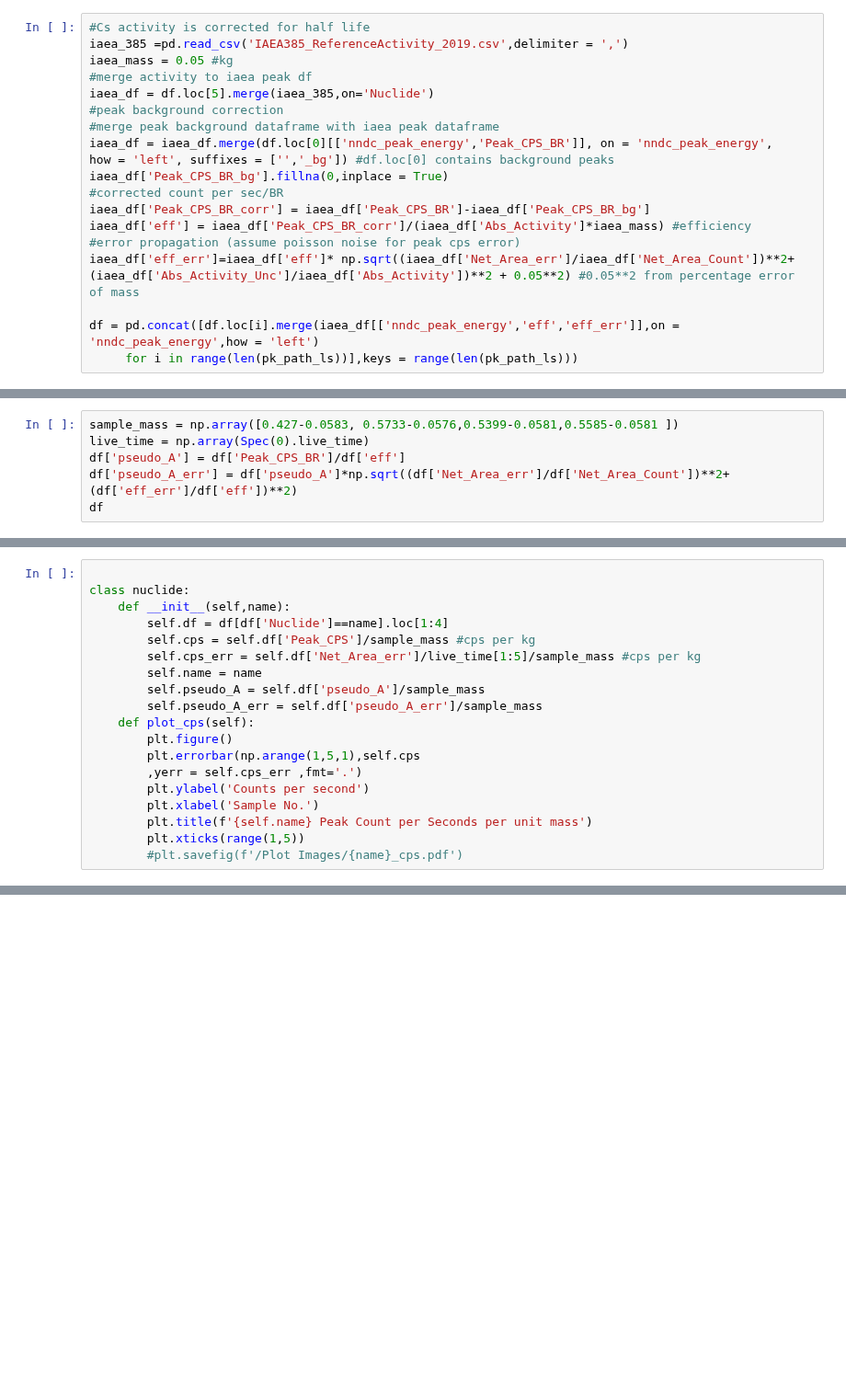
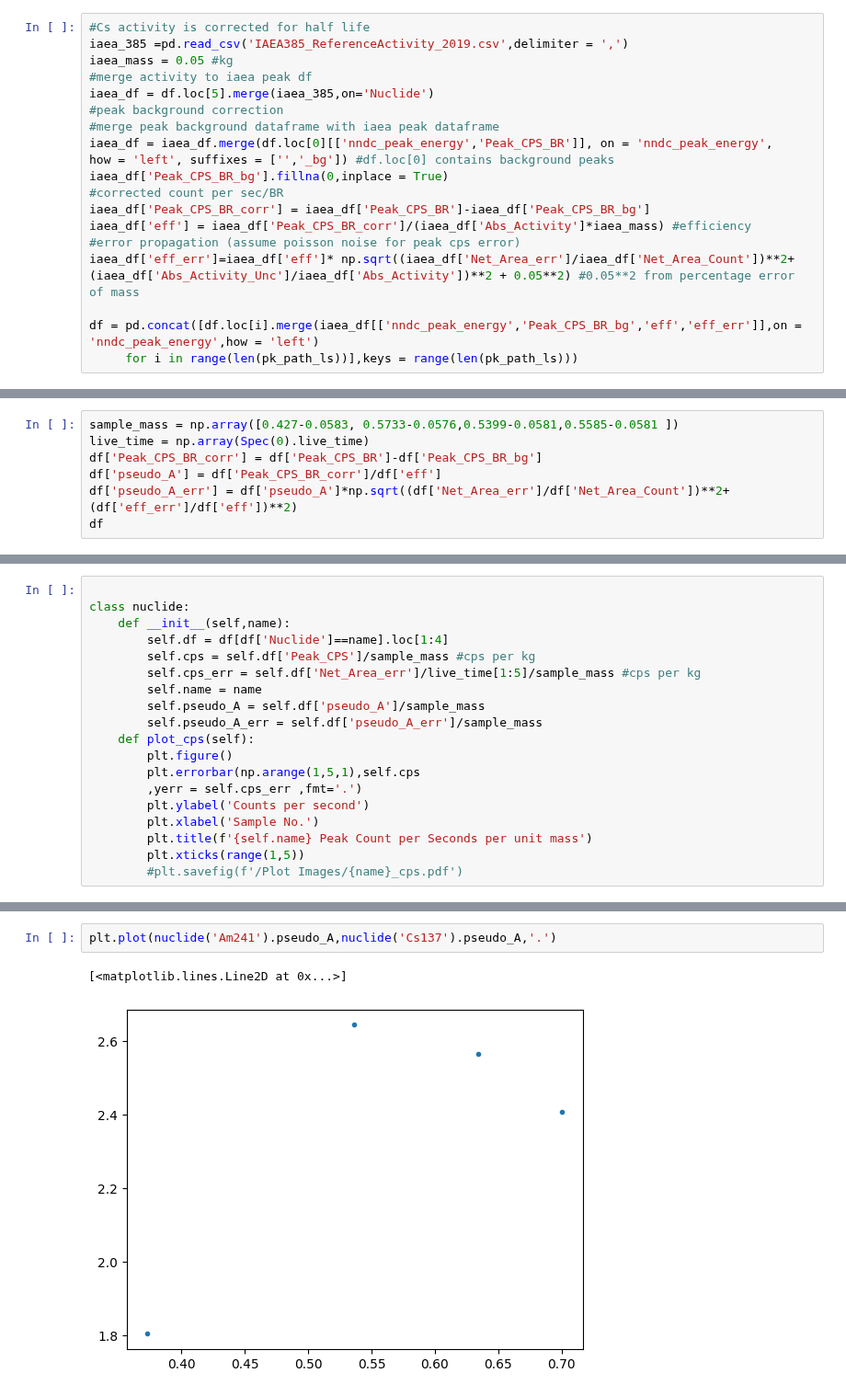
Before and after one commit to ngcnpeter/HPGe_lab_y3, a Jupyter notebook: formal_report.ipynb, the cells around one changed output, grey strips where cells are left out. Shown at 92% size. Cells and saved outputs as stored; diff of their text form; blank space fills up the shorter version.

```diff
--- a/formal_report.ipynb
+++ b/formal_report.ipynb
@@ -72,5 +74,5 @@ iaea_df['eff'] = iaea_df['Peak_CPS_BR_corr']/(iaea_df['Abs_Activity']*iaea_mass)
 iaea_df['eff_err']=iaea_df['eff']* np.sqrt((iaea_df['Net_Area_err']/iaea_df['Net_Area_Count'])**2+
 (iaea_df['Abs_Activity_Unc']/iaea_df['Abs_Activity'])**2 + 0.05**2) #0.05**2 from percentage error of mass
 
-df = pd.concat([df.loc[i].merge(iaea_df[['nndc_peak_energy','eff','eff_err']],on = 'nndc_peak_energy',how = 'left')
+df = pd.concat([df.loc[i].merge(iaea_df[['nndc_peak_energy','Peak_CPS_BR_bg','eff','eff_err']],on = 'nndc_peak_energy',how = 'left')
      for i in range(len(pk_path_ls))],keys = range(len(pk_path_ls)))
@@ -77,7 +110,8 @@ df = pd.concat([df.loc[i].merge(iaea_df[['nndc_peak_energy','eff','eff_err']],on
 # %%
 sample_mass = np.array([0.427-0.0583, 0.5733-0.0576,0.5399-0.0581,0.5585-0.0581 ])
 live_time = np.array(Spec(0).live_time)
-df['pseudo_A'] = df['Peak_CPS_BR']/df['eff']
+df['Peak_CPS_BR_corr'] = df['Peak_CPS_BR']-df['Peak_CPS_BR_bg']
+df['pseudo_A'] = df['Peak_CPS_BR_corr']/df['eff']
 df['pseudo_A_err'] = df['pseudo_A']*np.sqrt((df['Net_Area_err']/df['Net_Area_Count'])**2+(df['eff_err']/df['eff'])**2)
 df
 # %% [output]
@@ -129,3 +163,8 @@ for nuc in ['Cs137','Am241']:
     plt.legend()
 # %% [output]
 [figure]
+# %%
+plt.plot(nuclide('Am241').pseudo_A,nuclide('Cs137').pseudo_A,'.')
+# %% [output]
+[<matplotlib.lines.Line2D at 0x...>]
+[figure, added]
```
Also changed, not shown: parts of 10 cells of this notebook.
